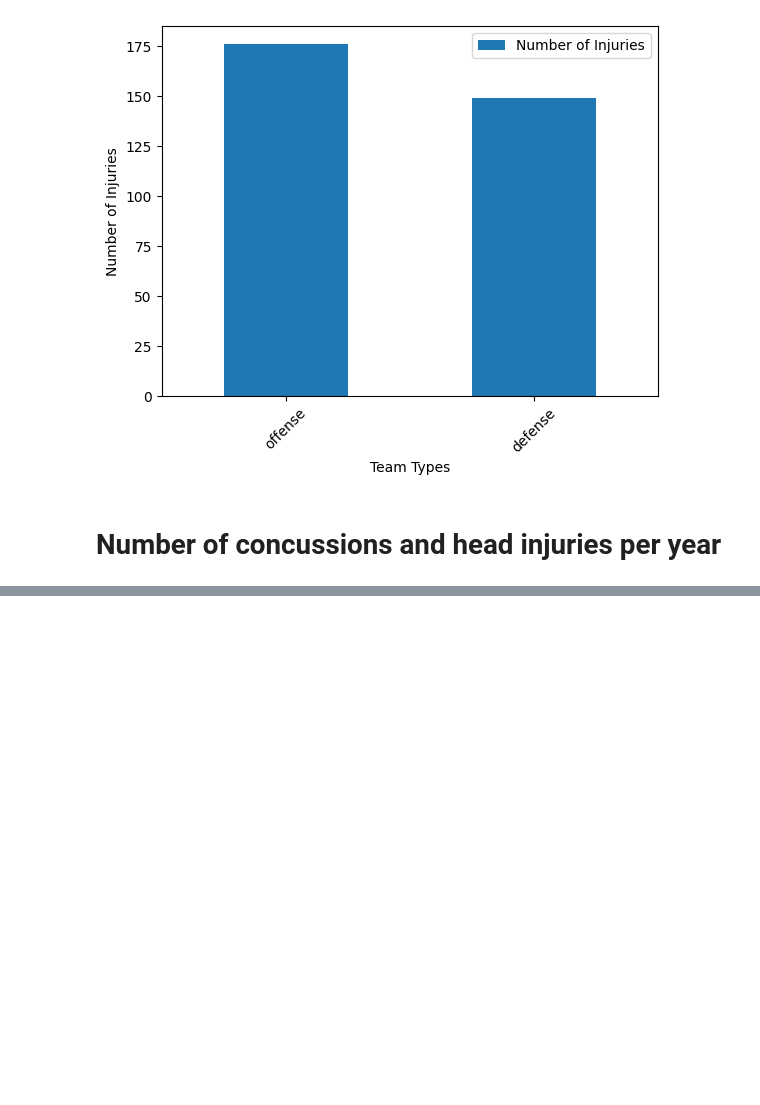
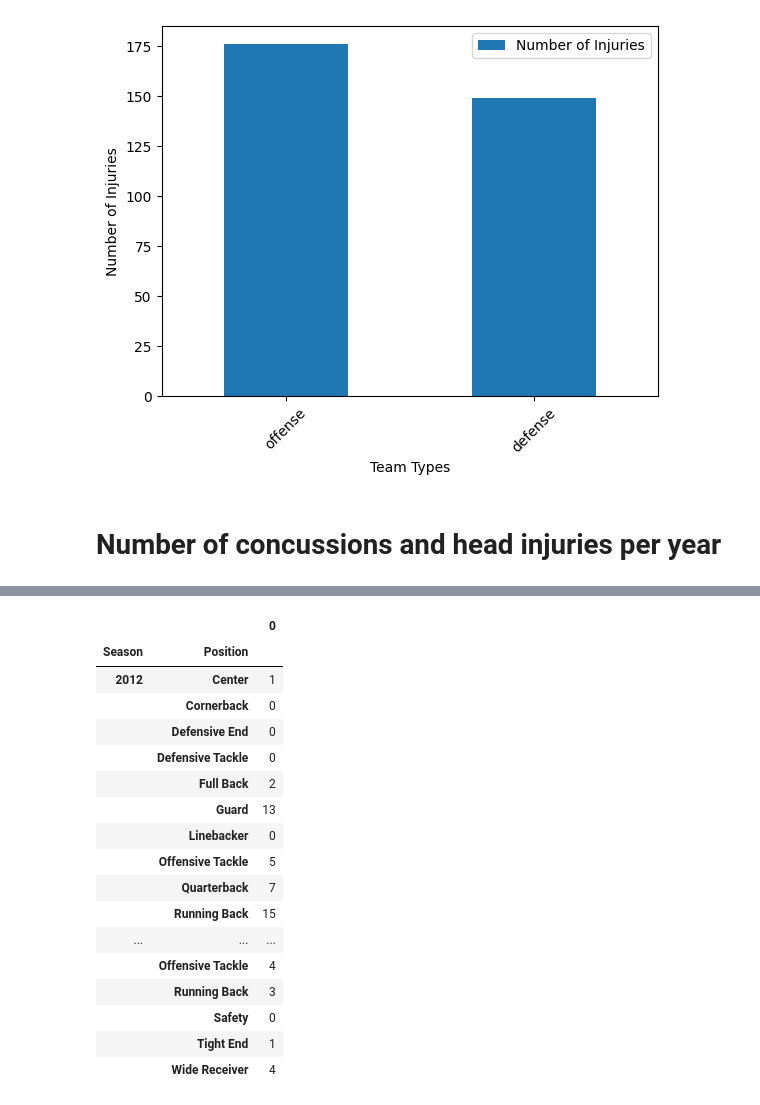
Before and after one commit to DunieCarrasco/nfl_concussion_analysis, a Jupyter notebook: joel_clean_dataframe.ipynb, the cells around one changed output, grey strips where cells are left out. Drawn from its saved outputs; the diff is of its cells as text; code cells hidden in the pictures; blank space fills up the shorter version.

Commit message:
started working on bar graph for year

```diff
--- a/joel_clean_dataframe.ipynb
+++ b/joel_clean_dataframe.ipynb
@@ -375,0 +386,23 @@ number_injuries_df.plot(kind="bar", xlabel="Team Types", ylabel="Number of Injur
+# %%
+# Group the year and count the number of injuries
+injury_year_df = pd.DataFrame(clean_df.groupby(["Season", "Position"]).apply(lambda x: x[x["Team Type"] == "offense"]["Weeks Injured"].count()))
+injury_year_df
+# %% [output]
+|  |  | 0 |
+| Season | Position |  |
+| 2012 | Center | 1 |
+|  | Cornerback | 0 |
+|  | Defensive End | 0 |
+|  | Defensive Tackle | 0 |
+|  | Full Back | 2 |
+|  | Guard | 13 |
+|  | Linebacker | 0 |
+|  | Offensive Tackle | 5 |
+|  | Quarterback | 7 |
+|  | Running Back | 15 |
+| ... | ... | ... |
+|  | Offensive Tackle | 4 |
+|  | Running Back | 3 |
+|  | Safety | 0 |
+|  | Tight End | 1 |
+|  | Wide Receiver | 4 |
```
Also changed, not shown: parts of 2 cells of this notebook.
